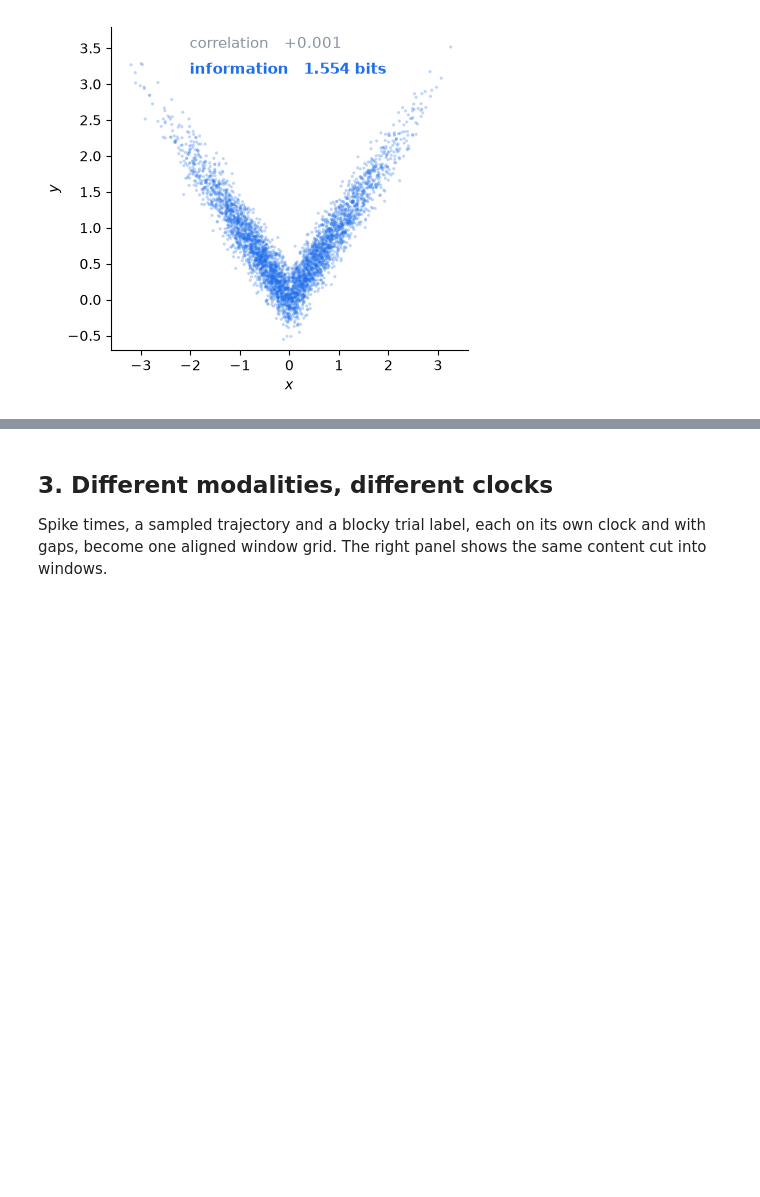
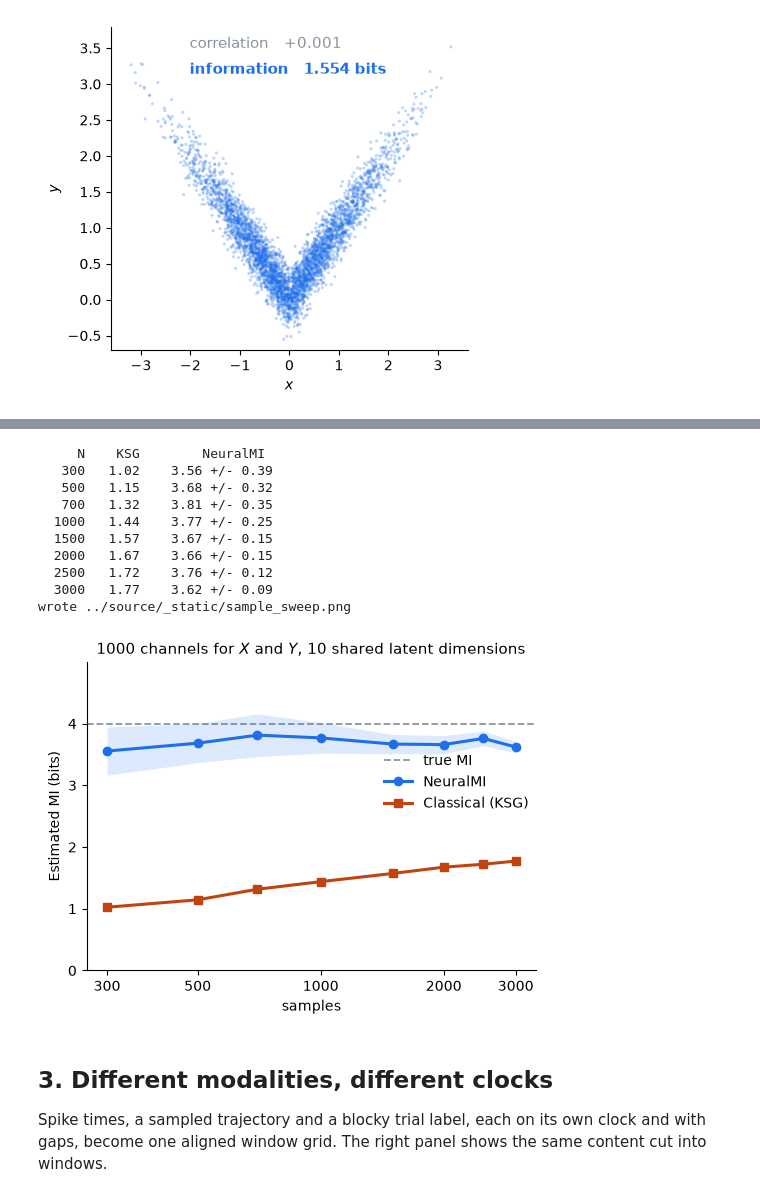
Before and after one commit to eslam-abdelaleem/NeuralMI, a Jupyter notebook: docs/figures/readme_figures.ipynb, the cells around one changed output, grey strips where cells are left out. Drawn from its saved outputs; the diff is of its cells as text; code cells hidden in the pictures; blank space fills up the shorter version.

```diff
--- a/docs/figures/readme_figures.ipynb
+++ b/docs/figures/readme_figures.ipynb
@@ -184,3 +142,44 @@ wrote ../source/_static/sample_sweep.png
+# %%
+n_list = np.array(nsweep['n_list'])
+tick_lst = [300, 500, 1000, 2000,3000]
+ksg3 = np.array(nsweep['ksg'])
+m = np.array(nsweep['neural_mi']).flatten()
+sd = np.array(nsweep['neural_error']).flatten()
+
+fig, ax = plt.subplots(figsize=(5.8, 4.0))
+print(f"{'N':>6} {'KSG':>6} {'NeuralMI':>15}")
+for N, k, mean, spread in zip(n_list, ksg3, m, sd):
+    print(f"{N:>6} {k:>6.2f} {mean:>7.2f} +/- {spread:.2f}")
+
+ax.axhline(nsweep['mi_true'], ls='--', lw=1.3, color=GREY, zorder=1, label='true MI')
+ax.fill_between(n_list, m - sd, m + sd, color=BLUE, alpha=.15, lw=0)
+ax.plot(n_list, m, 'o-', color=BLUE, lw=2.2, ms=6, label='NeuralMI', zorder=3)
+ax.plot(n_list, ksg3, 's-', color=RED, lw=2.2, ms=6, label='Classical (KSG)', zorder=3)
+
+ax.set_xscale('log')
+ax.xaxis.set_major_locator(plt.FixedLocator(tick_lst))
+ax.xaxis.set_minor_locator(plt.NullLocator())
+ax.set_xticks(tick_lst)
+ax.set_xticklabels(tick_lst)
+ax.set_xlabel('samples')
+ax.set_ylabel('Estimated MI (bits)')
+ax.set_title(r'$1000$ channels for $X$ and $Y$, $10$ shared latent dimensions')
+ax.set_ylim(0, 4.99)
+ax.legend(loc=(0.65, 0.5))
+
+save(fig, 'sample_sweep')
+# %% [output]
+     N    KSG        NeuralMI
+   300   1.02    3.56 +/- 0.39
+   500   1.15    3.68 +/- 0.32
+   700   1.32    3.81 +/- 0.35
+  1000   1.44    3.77 +/- 0.25
+  1500   1.57    3.67 +/- 0.15
+  2000   1.67    3.66 +/- 0.15
+  2500   1.72    3.76 +/- 0.12
+  3000   1.77    3.62 +/- 0.09
+wrote ../source/_static/sample_sweep.png
+[figure, added]
 # %% [markdown]
 ## 3. Different modalities, different clocks
 
```
Also changed, not shown: parts of 5 cells of this notebook, 10 other files.
